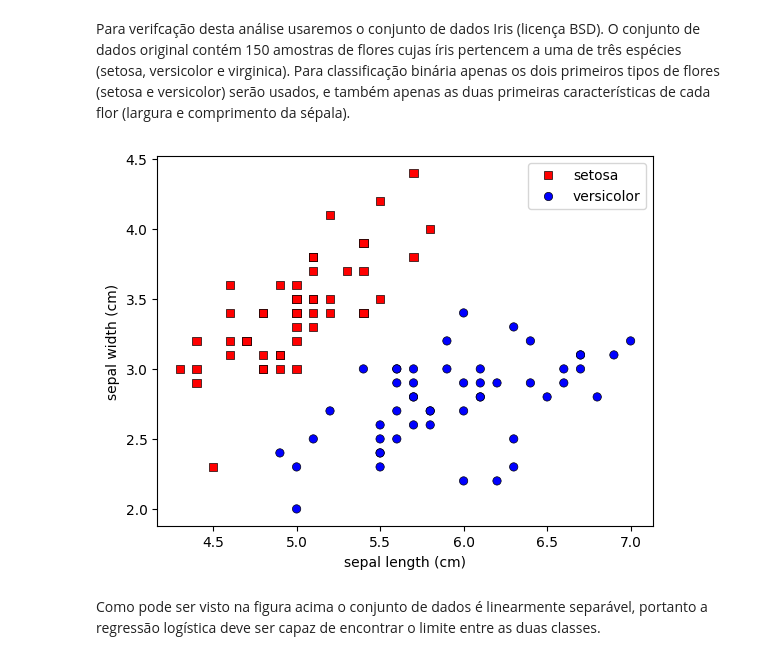
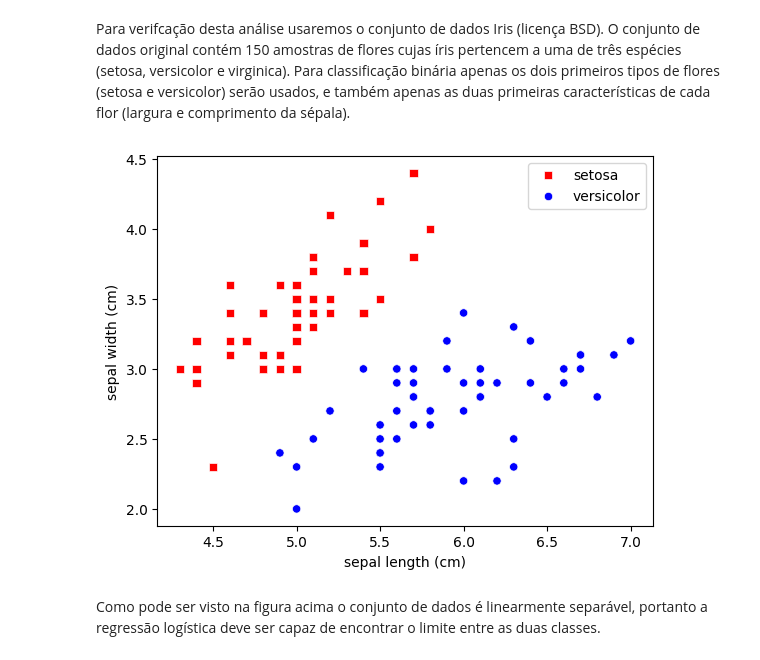
Before and after one commit to Mvanti/Introdu-oRedes-Neurais, a Jupyter notebook: NeuralNetworkBasics.ipynb, the cells around one changed output. Saved outputs shown, nothing was run; the diff lists cells and outputs as text; code cells hidden in the pictures.

```diff
--- a/NeuralNetworkBasics.ipynb
+++ b/NeuralNetworkBasics.ipynb
@@ -1361,24 +1361,24 @@ np.random.seed(0)
 # %%
 from sklearn.datasets import load_iris
 
 iris = load_iris()
-X = iris.data[:, :2]  # somente as duas primeiras características
-y = iris.target
+X = iris.data[:, :2]  # somente as duas primeiras características (comprimento e largura)
+y = iris.target       # 0=setosa,1=versivolor e 2=virginica
 
 # flores setosa e versicolor
-X = X[(y == 0) | (y == 1)]
-y = y[(y == 0) | (y == 1)]
+X = X[(y == 0) | (y == 1)] # apenas dados cuja classe seja setosa ou versicolor
+y = y[(y == 0) | (y == 1)] # apenas os rótulos dessas duas classes
 
 def plot_data(X, y):
     sns.scatterplot(x=X[:, 0], y=X[:, 1], hue=iris.target_names[y], style=iris.target_names[y],
-                    palette=['r','b'], markers=('s','o'), edgecolor='k')
+                    palette=['r','b'], markers=('s','o'))
     plt.xlabel(iris.feature_names[0])
     plt.ylabel(iris.feature_names[1])
     plt.legend()
 
 plot_data(X,y)
 # %% [output]
-[figure, old version]
+[figure, new version]
 # %% [markdown]
 Como pode ser visto na figura acima o conjunto de dados é linearmente separável, portanto a regressão logística deve ser capaz de encontrar o limite entre as duas classes.
 # %%
```
Also changed, not shown: parts of 3 cells of this notebook.
